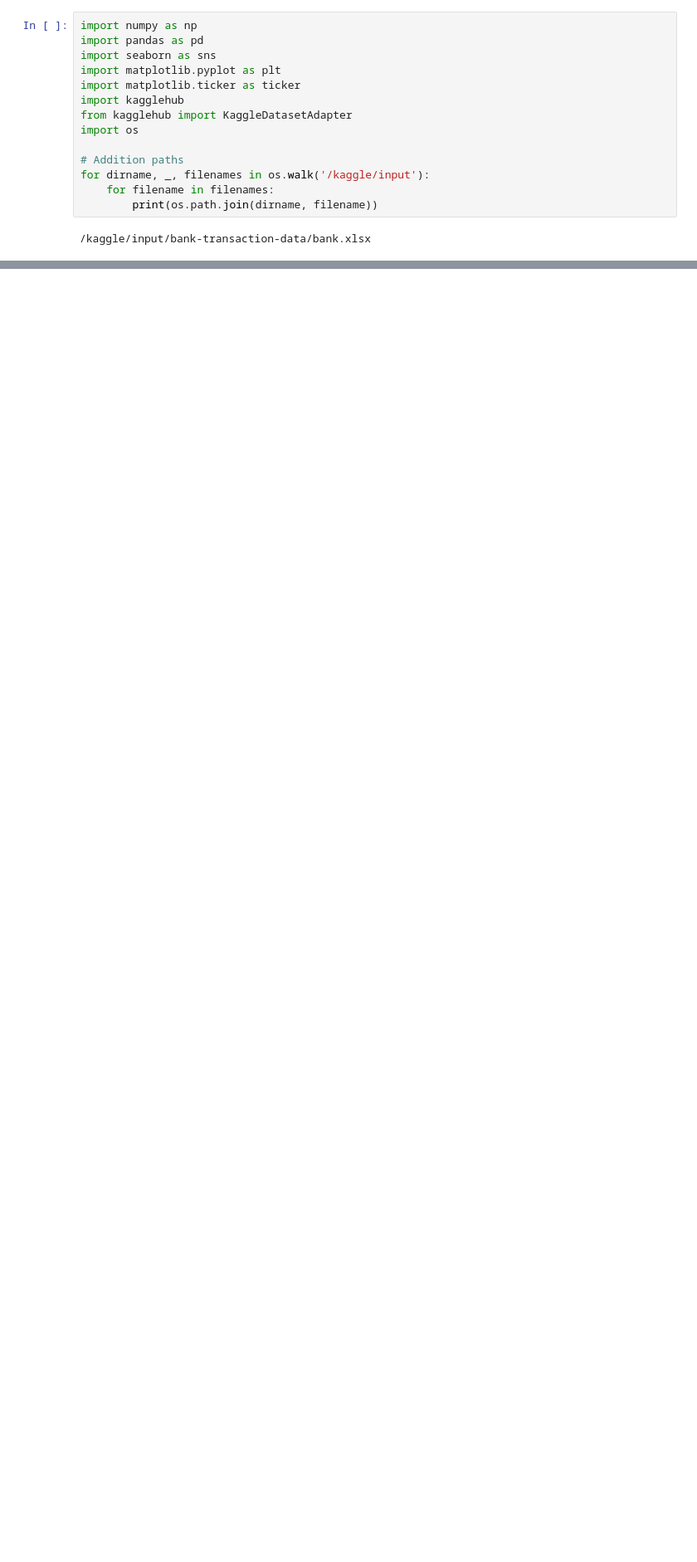
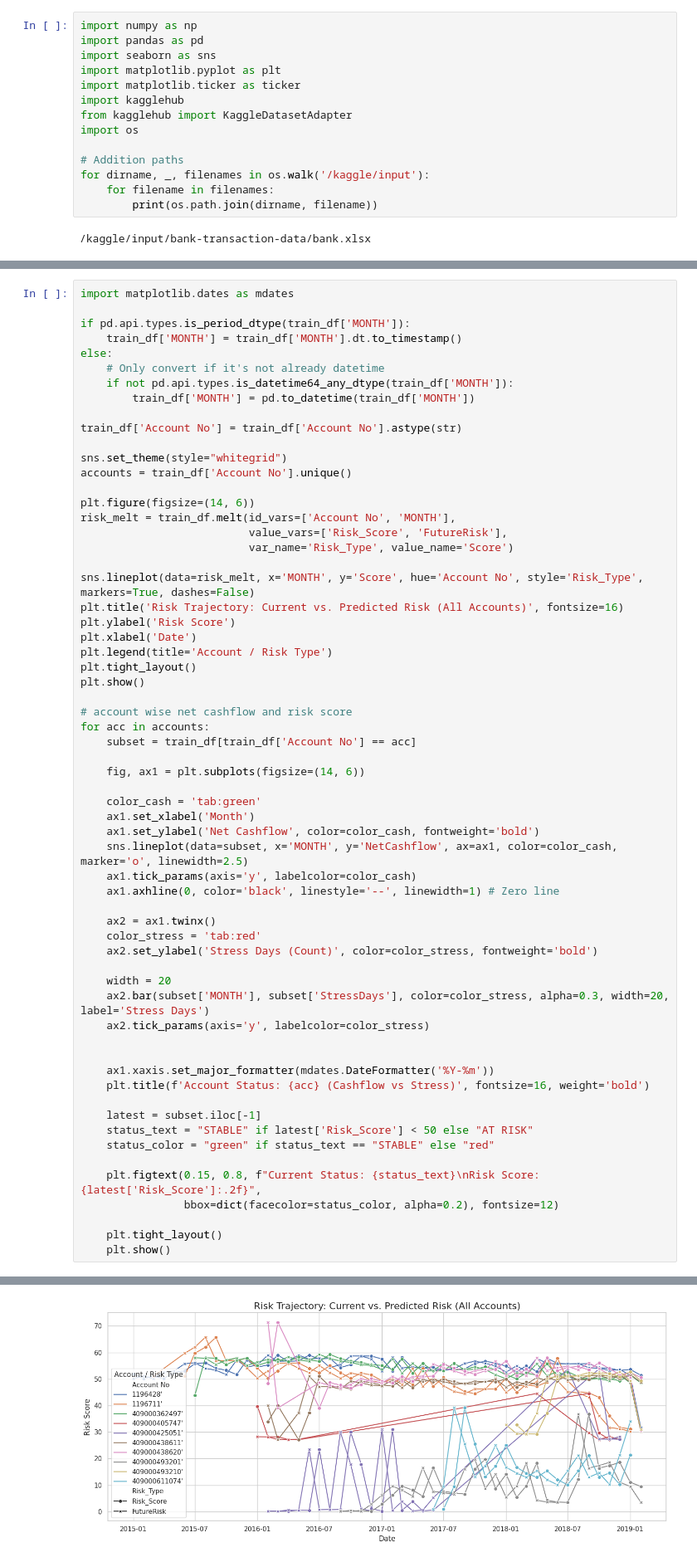
Before and after one commit to Deep6890/AEGIS-FIN, a Jupyter notebook: bankData.ipynb, the cells around one changed output, grey strips where cells are left out. Shown at 83% size. Drawn from its saved outputs; the diff is of its cells as text; blank space fills up the shorter version.

Commit message:
Kaggle Notebook | Bank loan risk pattern finder | Trained Model and Markdowns with visulization

```diff
--- a/bankData.ipynb
+++ b/bankData.ipynb
@@ -318,0 +410,63 @@ monthly_features.head()
+# %%
+import matplotlib.dates as mdates
+
+if pd.api.types.is_period_dtype(train_df['MONTH']):
+    train_df['MONTH'] = train_df['MONTH'].dt.to_timestamp()
+else:
+    # Only convert if it's not already datetime
+    if not pd.api.types.is_datetime64_any_dtype(train_df['MONTH']):
+        train_df['MONTH'] = pd.to_datetime(train_df['MONTH'])
+
+train_df['Account No'] = train_df['Account No'].astype(str)
+
+sns.set_theme(style="whitegrid")
+accounts = train_df['Account No'].unique()
+
+plt.figure(figsize=(14, 6))
+risk_melt = train_df.melt(id_vars=['Account No', 'MONTH'],
+                          value_vars=['Risk_Score', 'FutureRisk'],
+                          var_name='Risk_Type', value_name='Score')
+
+sns.lineplot(data=risk_melt, x='MONTH', y='Score', hue='Account No', style='Risk_Type', markers=True, dashes=False)
+plt.title('Risk Trajectory: Current vs. Predicted Risk (All Accounts)', fontsize=16)
+plt.ylabel('Risk Score')
+plt.xlabel('Date')
+plt.legend(title='Account / Risk Type')
+plt.tight_layout()
+plt.show()
+
+# account wise net cashflow and risk score
+for acc in accounts:
+    subset = train_df[train_df['Account No'] == acc]
+
+    fig, ax1 = plt.subplots(figsize=(14, 6))
+
+    color_cash = 'tab:green'
+    ax1.set_xlabel('Month')
+    ax1.set_ylabel('Net Cashflow', color=color_cash, fontweight='bold')
+    sns.lineplot(data=subset, x='MONTH', y='NetCashflow', ax=ax1, color=color_cash, marker='o', linewidth=2.5)
+    ax1.tick_params(axis='y', labelcolor=color_cash)
+    ax1.axhline(0, color='black', linestyle='--', linewidth=1) # Zero line
+
+    ax2 = ax1.twinx()
+    color_stress = 'tab:red'
+    ax2.set_ylabel('Stress Days (Count)', color=color_stress, fontweight='bold')
+
+    width = 20
+    ax2.bar(subset['MONTH'], subset['StressDays'], color=color_stress, alpha=0.3, width=20, label='Stress Days')
+    ax2.tick_params(axis='y', labelcolor=color_stress)
+
+
+    ax1.xaxis.set_major_formatter(mdates.DateFormatter('%Y-%m'))
+    plt.title(f'Account Status: {acc} (Cashflow vs Stress)', fontsize=16, weight='bold')
+
+    latest = subset.iloc[-1]
+    status_text = "STABLE" if latest['Risk_Score'] < 50 else "AT RISK"
+    status_color = "green" if status_text == "STABLE" else "red"
+
+    plt.figtext(0.15, 0.8, f"Current Status: {status_text}\nRisk Score: {latest['Risk_Score']:.2f}",
+                bbox=dict(facecolor=status_color, alpha=0.2), fontsize=12)
+
+    plt.tight_layout()
+    plt.show()
+# %% [output]
@@ -318,0 +478 @@ monthly_features.head()
+[figure, added]
```
Also changed, not shown: parts of 14 cells of this notebook.
